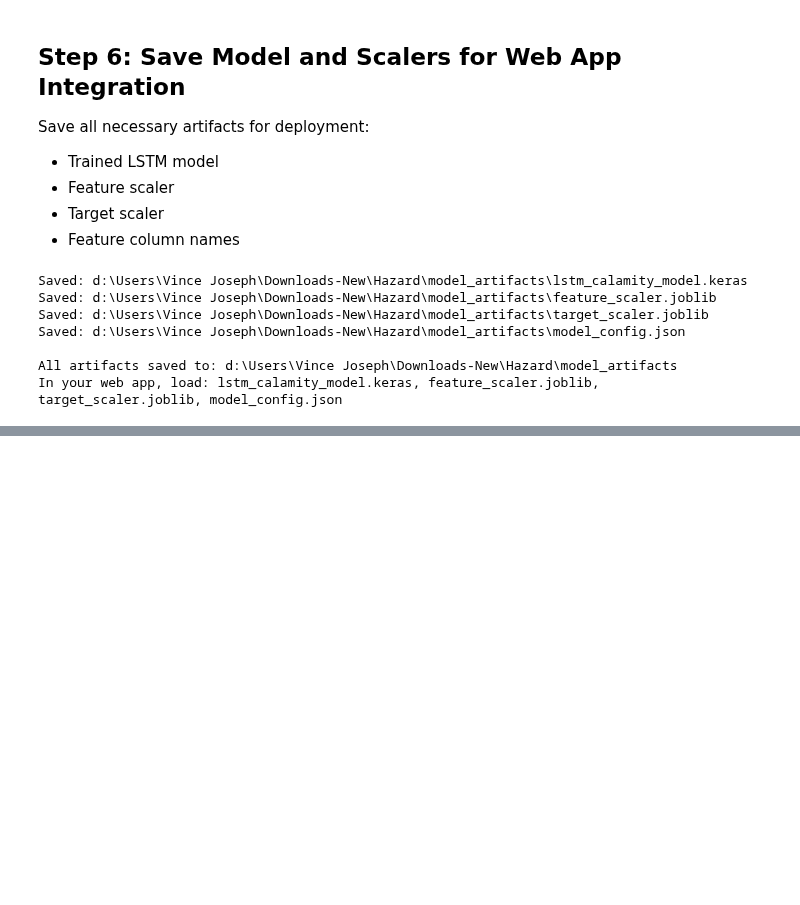
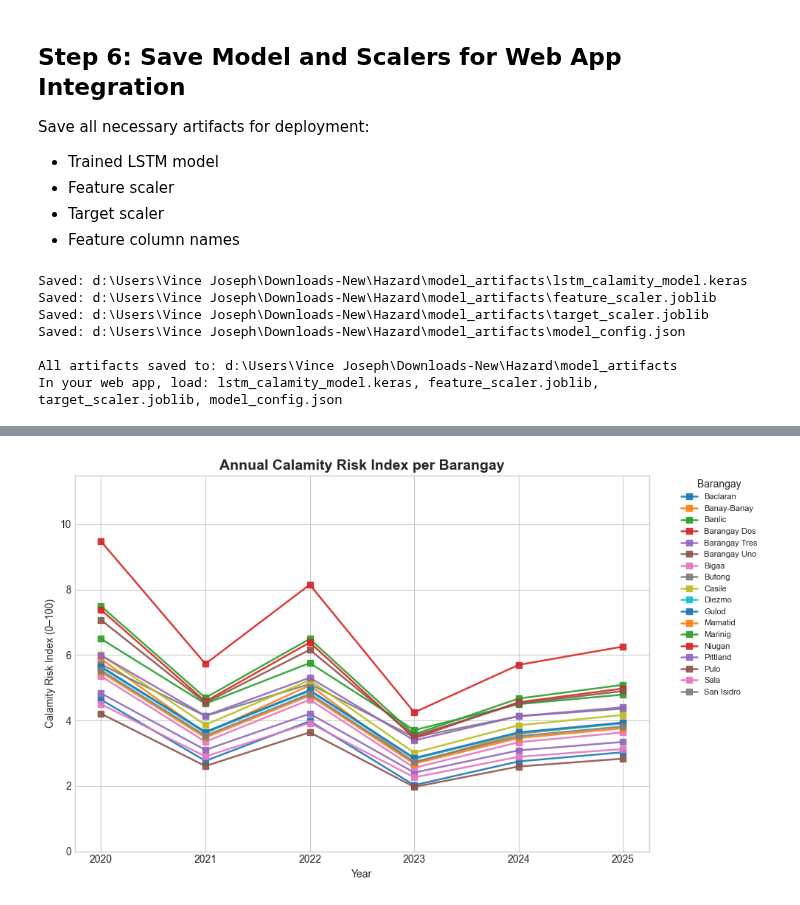
Before and after one commit to mvillamante/Geospatial_Web_App, a Jupyter notebook: backend/api/data/training/calamity_risk.ipynb, the cells around one changed output, grey strips where cells are left out. Drawn from its saved outputs; the diff is of its cells as text; code cells hidden in the pictures; blank space fills up the shorter version.

```diff
--- a/backend/api/data/training/calamity_risk.ipynb
+++ b/backend/api/data/training/calamity_risk.ipynb
@@ -1513,0 +2009,4 @@ else:
+# %%
+plot_calamity_risk_all_barangays()
+# %% [output]
+[figure, added]
```
Also changed, not shown: parts of 16 cells of this notebook, 1 other file.
